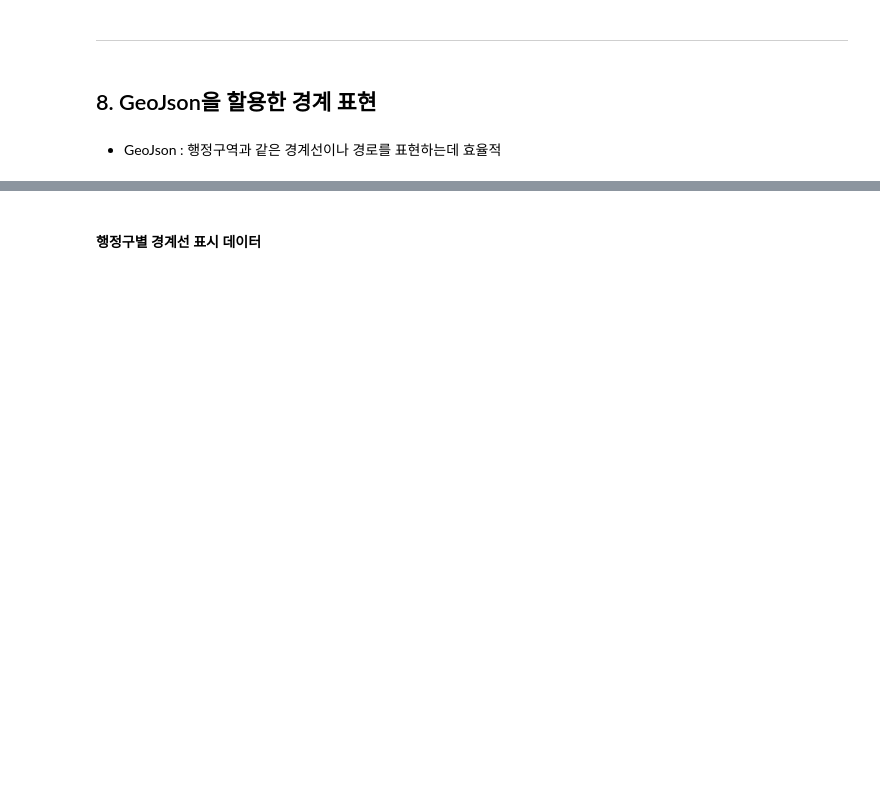
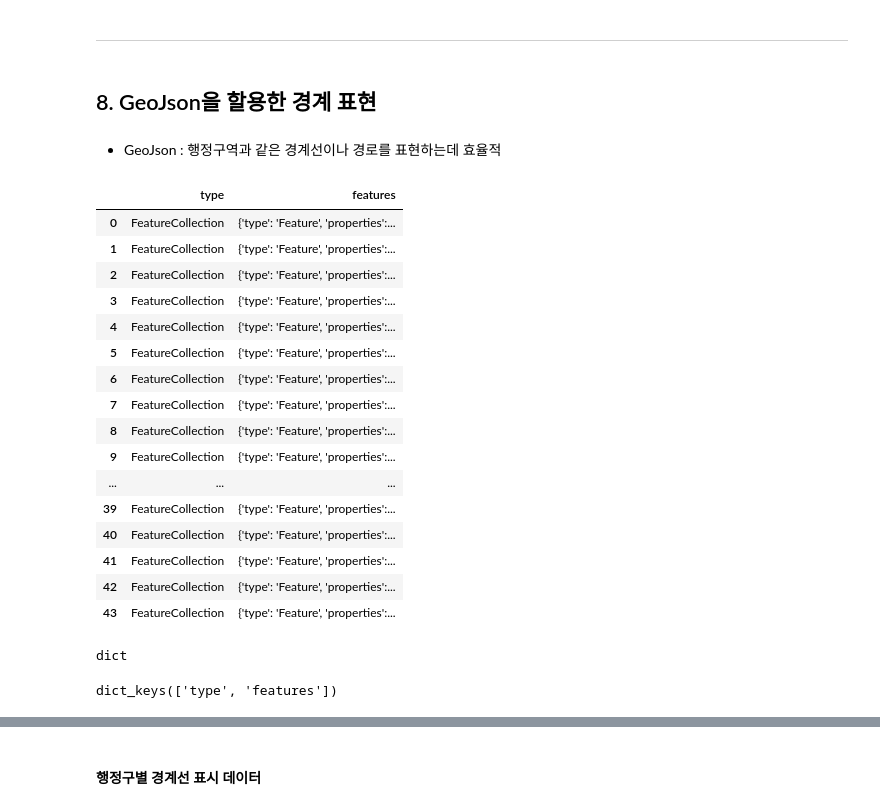
Before and after one commit to Yerial1125/visualization, a Jupyter notebook: 3_Folium02.ipynb, the cells around one changed output, grey strips where cells are left out. Saved outputs shown, nothing was run; the diff lists cells and outputs as text; code cells hidden in the pictures; blank space fills up the shorter version.

```diff
--- a/3_Folium02.ipynb
+++ b/3_Folium02.ipynb
@@ -279,0 +318,23 @@ m
+# %%
+import pandas as pd
+
+df_geo = pd.read_json('data/geojson/경기도행정구역경계.json')
+df_geo
+# %% [output]
+|  | type | features |
+| 0 | FeatureCollection | {'type': 'Feature', 'properties':... |
+| 1 | FeatureCollection | {'type': 'Feature', 'properties':... |
+| 2 | FeatureCollection | {'type': 'Feature', 'properties':... |
+| 3 | FeatureCollection | {'type': 'Feature', 'properties':... |
+| 4 | FeatureCollection | {'type': 'Feature', 'properties':... |
+| 5 | FeatureCollection | {'type': 'Feature', 'properties':... |
+| 6 | FeatureCollection | {'type': 'Feature', 'properties':... |
+| 7 | FeatureCollection | {'type': 'Feature', 'properties':... |
+| 8 | FeatureCollection | {'type': 'Feature', 'properties':... |
+| 9 | FeatureCollection | {'type': 'Feature', 'properties':... |
+| ... | ... | ... |
+| 39 | FeatureCollection | {'type': 'Feature', 'properties':... |
+| 40 | FeatureCollection | {'type': 'Feature', 'properties':... |
+| 41 | FeatureCollection | {'type': 'Feature', 'properties':... |
+| 42 | FeatureCollection | {'type': 'Feature', 'properties':... |
+| 43 | FeatureCollection | {'type': 'Feature', 'properties':... |
@@ -279,0 +344,8 @@ m
+# %%
+type(geo_gg)
+# %% [output]
+dict
+# %%
+geo_gg.keys()
+# %% [output]
+dict_keys(['type', 'features'])
```
Also changed, not shown: parts of 39 cells of this notebook, 3 other files.
